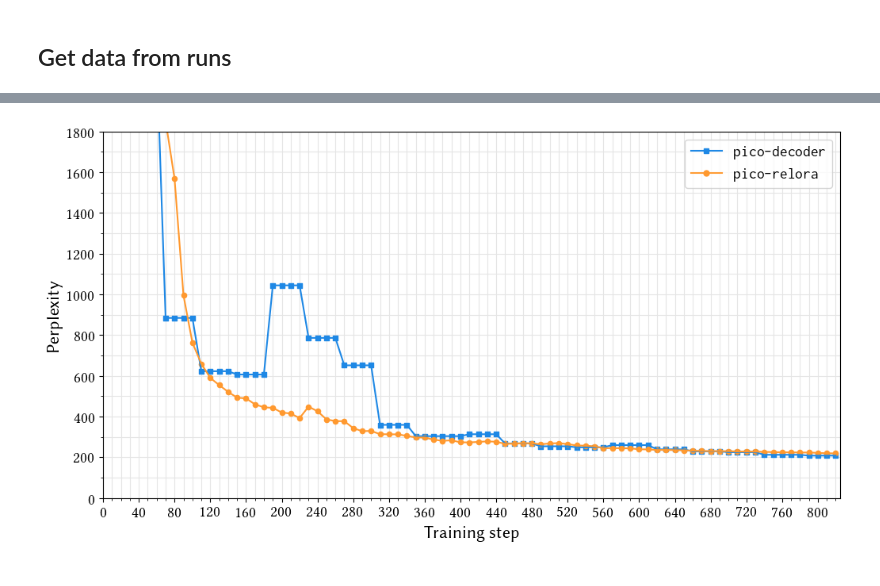
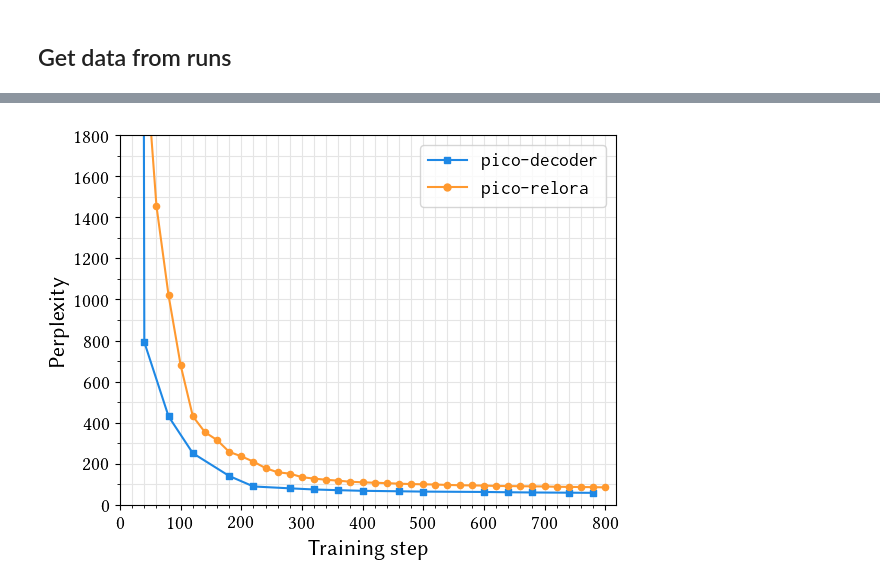
Before and after one commit to Yu-val-weiss/relora-pico, a Jupyter notebook: notebooks/training-plots-time.ipynb, the cells around one changed output, grey strips where cells are left out. Saved outputs shown, nothing was run; the diff lists cells and outputs as text; code cells hidden in the pictures.

Commit message:
update training plots

```diff
--- a/notebooks/training-plots-time.ipynb
+++ b/notebooks/training-plots-time.ipynb
@@ -39,7 +39,7 @@ AXIS_LABEL_SIZE = 16
 # %%
 api = wandb.Api()
 
-RUN_SCALE = "tiny"
+RUN_SCALE = "small"
 
 if RUN_SCALE == "tiny":
     baseline_run = api.run("pico-lm/pico-decoder/lne20rc1")  # pico decoder tiny
@@ -62,11 +62,12 @@ def get_data_from_df(
     df["_runtime"] = df["_runtime"] - df["_runtime"].iloc[0]
     df["gpu_time"] = df["_runtime"] * n_gpus
 
-    cols = ["gpu_time", metric]
-    df = df[cols].sort_values("gpu_time")
+    df = df.sort_values("gpu_time")
 
     target_offsets = pd.timedelta_range(start="0min", end=end_offset, freq=interval)
     df = pd.merge_asof(pd.DataFrame({"gpu_time": target_offsets}), df, on="gpu_time", direction="nearest")
 
+    df.drop_duplicates(subset=["trainer/global_step"], inplace=True)
+
     return df["gpu_time"].dt.total_seconds().to_numpy() / 3600, df[metric].to_numpy()
 # %%
@@ -122,7 +125,7 @@ fig.show()
 baseline_data_paloma = get_data_from_df(baseline_df, "eval/paloma", 16, INTERVAL, MAX_TIME)
 relora_data_paloma = get_data_from_df(relora_df, "eval/paloma", 4, INTERVAL, MAX_TIME)
 
-fig, ax = plt.subplots(figsize=(12, 6))
+fig, ax = plt.subplots()
 
 colors = ["#1E88E5", "#FF992F"]
 
@@ -133,33 +136,33 @@ ax.scatter(*relora_data_paloma, color=colors[1], marker="o", s=20)
 ax.plot(*relora_data_paloma, color=colors[1])
 
 ax.set_xlabel("Training step", fontdict={"size": AXIS_LABEL_SIZE})
 ax.set_ylabel("Perplexity", fontdict={"size": AXIS_LABEL_SIZE})
 
-ax.xaxis.set_major_locator(ticker.MultipleLocator(40))
-ax.xaxis.set_minor_locator(ticker.MultipleLocator(10))
+ax.xaxis.set_major_locator(ticker.MultipleLocator(100))
+ax.xaxis.set_minor_locator(ticker.MultipleLocator(20))
 ax.yaxis.set_minor_locator(ticker.MultipleLocator(100))
 
 ax.set_axisbelow(True)
 ax.grid(which="both", axis="both", color="#E5E5E5")
 
 ax.set_ylim(0, 1800)
 ax.set_xlim(0, MAX_TIME_HRS)
 
 ax.tick_params(axis="both", labelsize=TICK_LABEL_SIZE)
 
 legend_elements = [
     Line2D(
         [0], [0], color=colors[0], marker="s", linestyle="-", label=r"\texttt{pico-decoder}", markersize=5
     ),
     Line2D(
         [0], [0], color=colors[1], marker="o", linestyle="-", label=r"\texttt{pico-relora}", markersize=5
     ),
 ]
 
 ax.legend(handles=legend_elements, fontsize=TICK_LABEL_SIZE)
 
 
 fig.savefig(f"../graphs/{RUN_SCALE}_ppl_gpu_hrs.pdf")
 fig.show()
 # %% [output]
-[figure, old version]
+[figure, new version]
```
Also changed, not shown: parts of 2 cells of this notebook, 9 other files.
